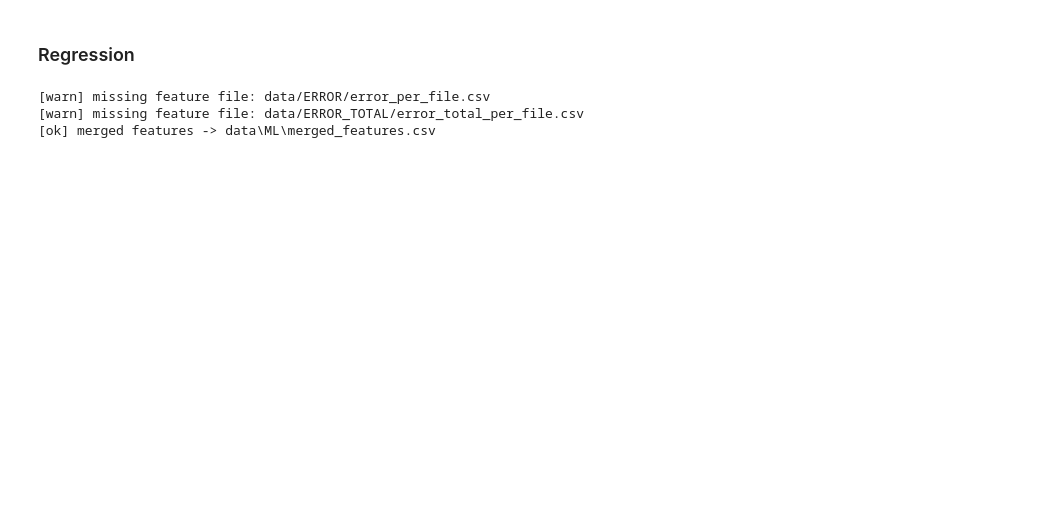
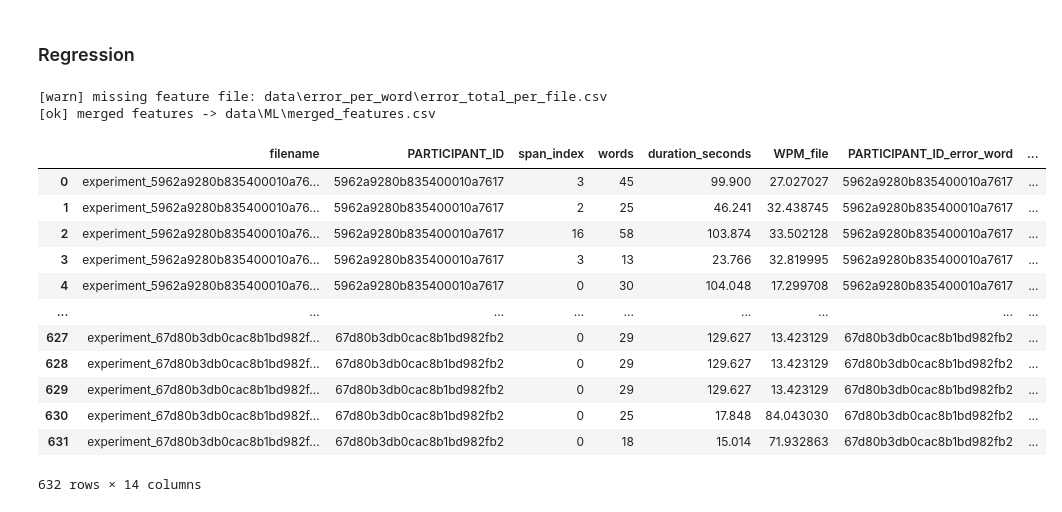
Before and after one commit to lacekaa/kd-processing, a Jupyter notebook: overview.ipynb, the cells around one changed output. Cells and saved outputs as stored; diff of their text form; code cells hidden in the pictures; blank space fills up the shorter version.

```diff
--- a/overview.ipynb
+++ b/overview.ipynb
@@ -2478 +2397,5 @@ def create_flight_dwell(path: str | os.PathLike):
     print(f"\nDone. Flight/Dwell outputs are in: {out_dir.resolve()}")
+# %%
+df = pd.read_csv("data/words/experiment_6081728972120aa7f9685791_20250819162608.csv", low_memory=False)
+marked_words = df[(df["UNCONFIDENT_MARKED_CHAR"] == 1) | (df["CONFIDENT_MARKED_CHAR"] == 1)][["PRESS_TIME", "RELEASE_TIME", "CONFIDENT_MARKED_CHAR", "UNCONFIDENT_MARKED_CHAR"]]
+marked_words
@@ -2607,9 +2538,9 @@ merged = build_feature_table(
     out_path="data/ML/merged_features.csv",          # where to save
     feature_paths={
         "wpm":          "data/WPM/wpm_per_file.csv",
-        "error_word":   "data/ERROR/error_per_file.csv",
-        "error_total":  "data/ERROR_TOTAL/error_total_per_file.csv",
-        "flight_dwell": "data/FLIGHT_DWELL/flight_dwell_per_file.csv",
+        "error_word":   "data/error_per_word/error_per_file.csv",
+        "error_total":  "data/error_per_word/error_total_per_file.csv",
+        "flight_dwell": "data/FLIGHT_DWELL/flight_dwell_per_span.csv",
         # add more feature CSVs here if you have them…
     }
 )
@@ -2617,9 +2548,24 @@ merged = build_feature_table(
 # Then you can load it later for regression:
 # df = pd.read_csv("data/ML/merged_features.csv")
 # %% [output]
-[warn] missing feature file: data/ERROR/error_per_file.csv
-[warn] missing feature file: data/ERROR_TOTAL/error_total_per_file.csv
+[warn] missing feature file: data\error_per_word\error_total_per_file.csv
 [ok] merged features -> data\ML\merged_features.csv
+# %%
+merged
+# %% [output]
+|  | filename | PARTICIPANT_ID | span_index | words | duration_seconds | WPM_file | PARTICIPANT_ID_error_word | ... |
+| 0 | experiment_5962a9280b835400010a76... | 5962a9280b835400010a7617 | 3 | 45 | 99.900 | 27.027027 | 5962a9280b835400010a7617 | ... |
+| 1 | experiment_5962a9280b835400010a76... | 5962a9280b835400010a7617 | 2 | 25 | 46.241 | 32.438745 | 5962a9280b835400010a7617 | ... |
+| 2 | experiment_5962a9280b835400010a76... | 5962a9280b835400010a7617 | 16 | 58 | 103.874 | 33.502128 | 5962a9280b835400010a7617 | ... |
+| 3 | experiment_5962a9280b835400010a76... | 5962a9280b835400010a7617 | 3 | 13 | 23.766 | 32.819995 | 5962a9280b835400010a7617 | ... |
+| 4 | experiment_5962a9280b835400010a76... | 5962a9280b835400010a7617 | 0 | 30 | 104.048 | 17.299708 | 5962a9280b835400010a7617 | ... |
+| ... | ... | ... | ... | ... | ... | ... | ... | ... |
+| 627 | experiment_67d80b3db0cac8b1bd982f... | 67d80b3db0cac8b1bd982fb2 | 0 | 29 | 129.627 | 13.423129 | 67d80b3db0cac8b1bd982fb2 | ... |
+| 628 | experiment_67d80b3db0cac8b1bd982f... | 67d80b3db0cac8b1bd982fb2 | 0 | 29 | 129.627 | 13.423129 | 67d80b3db0cac8b1bd982fb2 | ... |
+| 629 | experiment_67d80b3db0cac8b1bd982f... | 67d80b3db0cac8b1bd982fb2 | 0 | 29 | 129.627 | 13.423129 | 67d80b3db0cac8b1bd982fb2 | ... |
+| 630 | experiment_67d80b3db0cac8b1bd982f... | 67d80b3db0cac8b1bd982fb2 | 0 | 25 | 17.848 | 84.043030 | 67d80b3db0cac8b1bd982fb2 | ... |
+| 631 | experiment_67d80b3db0cac8b1bd982f... | 67d80b3db0cac8b1bd982fb2 | 0 | 18 | 15.014 | 71.932863 | 67d80b3db0cac8b1bd982fb2 | ... |
+632 rows × 14 columns
 # %%
 from pathlib import Path
 import os
```
Also changed, not shown: parts of 10 cells of this notebook, 13 other files.
